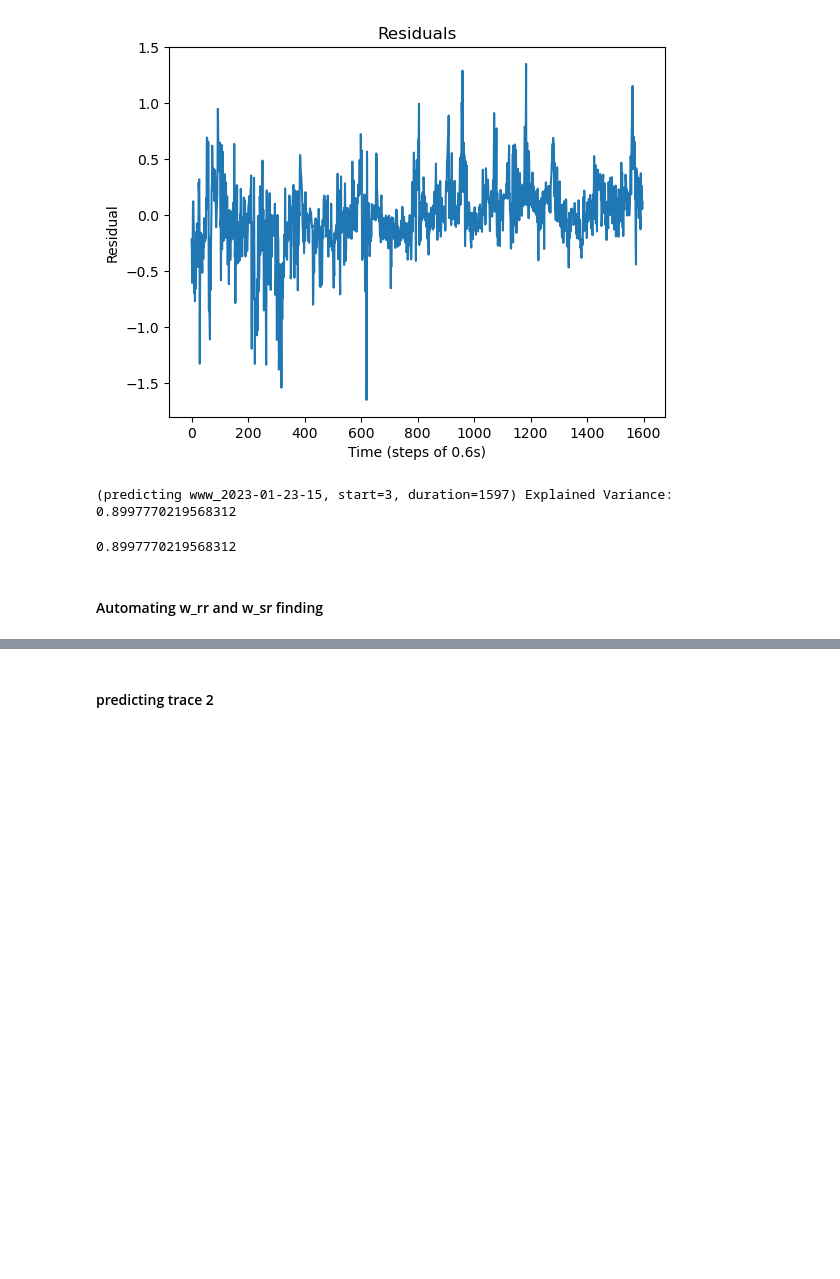
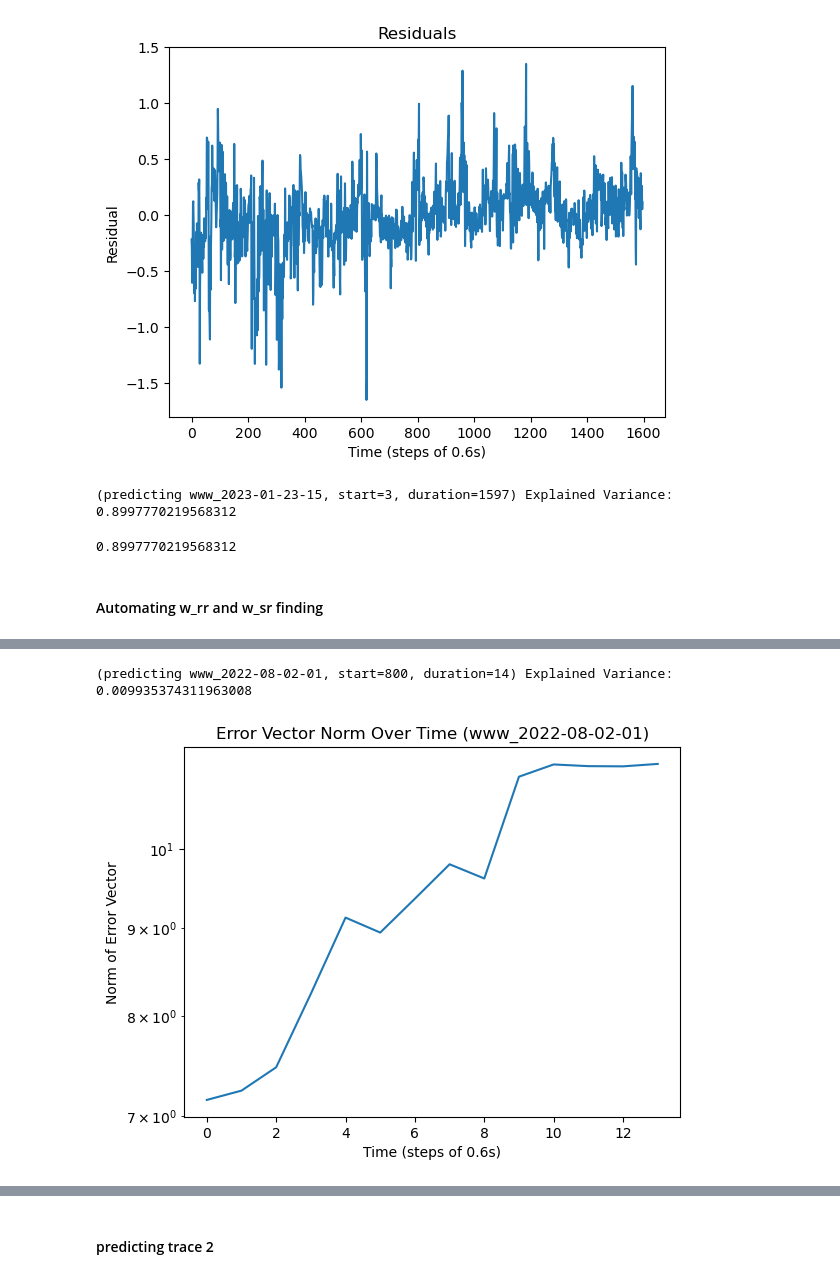
Before and after one commit to ironak/worms, a Jupyter notebook: model.ipynb, the cells around one changed output, grey strips where cells are left out. Drawn from its saved outputs; the diff is of its cells as text; code cells hidden in the pictures; blank space fills up the shorter version.

Commit message:
Fitting all neurons simultaneously

```diff
--- a/model.ipynb
+++ b/model.ipynb
@@ -488,7 +509,8 @@ class Neuron:
 
     def _set_c(self, c):
         self.c = c
-        self.C = (None if self.c is None else self.c.reshape((self.relevant_count, self.w_rr, 1, self.w_sr+1)))
+        self.C = (None if (self.c is None or self.w_rr is None or self.w_sr is None)
+                        else self.c.reshape((self.relevant_count, self.w_rr, 1, self.w_sr+1)))
 
     def _set_context(self, context):
         if context is None:
@@ -535,7 +557,7 @@ class Neuron:
             test_context = train_context
             test_window_start = train_window_start + train_window_width # test on rest of training data
 
-        max_explained_variance = -1
+        max_explained_variance = -np.inf
         opt_w_rr, opt_w_sr = -1,-1
         for w_rr in w_rr_search_space:
             for w_sr in w_sr_search_space:
@@ -744,10 +762,20 @@ CONTEXT_2.predict(TEST_NEURON)
 # %% [markdown]
 #### Automating w_rr and w_sr finding
 # %%
-neuron_labels = ['AVAR', 'AVAL', 'AVER', 'AVEL']
+raw_neuron_labels = list(CONTEXT_1.trace_obj._label_to_index_map.keys()) # ['AVAR', 'AVAL', 'AVER', 'AVEL']
+neuron_labels = []
+for label in raw_neuron_labels:
+    if CONTEXT_1.connectome.has_node(label):
+        neuron_labels.append(label)
+    else:
+        print(f"Problematic neuron label found in dataset {CONTEXT_1.trace_obj.uid}: {label}.")
+print(len(neuron_labels), 'good neuron labels:', neuron_labels)
+
 neurons = [Neuron(label) for label in neuron_labels]
 for neuron in neurons:
+    print(f'Optimizing {neuron.label}')
     neuron.optimize(20, 3, train_context=CONTEXT_1, train_window_start=0, train_window_width=800, plot=False)
-    neuron.visualize_c()
-CONTEXT_1.predict(neurons, start=1100, duration=500, plot=True)
+    print(f"{neuron.label}: w_rr={neuron.w_rr}, w_sr={neuron.w_sr}")
+    # neuron.visualize_c()
+CONTEXT_1.predict(neurons, start=1100, duration=500, plot=2)
 # %% [output]
@@ -766,0 +864,5 @@ CONTEXT_1.predict(neurons, start=1100, duration=500, plot=True)
+# %%
+overall_explained_variance, predictions = CONTEXT_1.predict(neurons, start=800, duration=14, plot=2)
+# %% [output]
+(predicting www_2022-08-02-01, start=800, duration=14) Explained Variance: 0.009935374311963008
+[figure, added]
```
Also changed, not shown: parts of 17 cells of this notebook.
